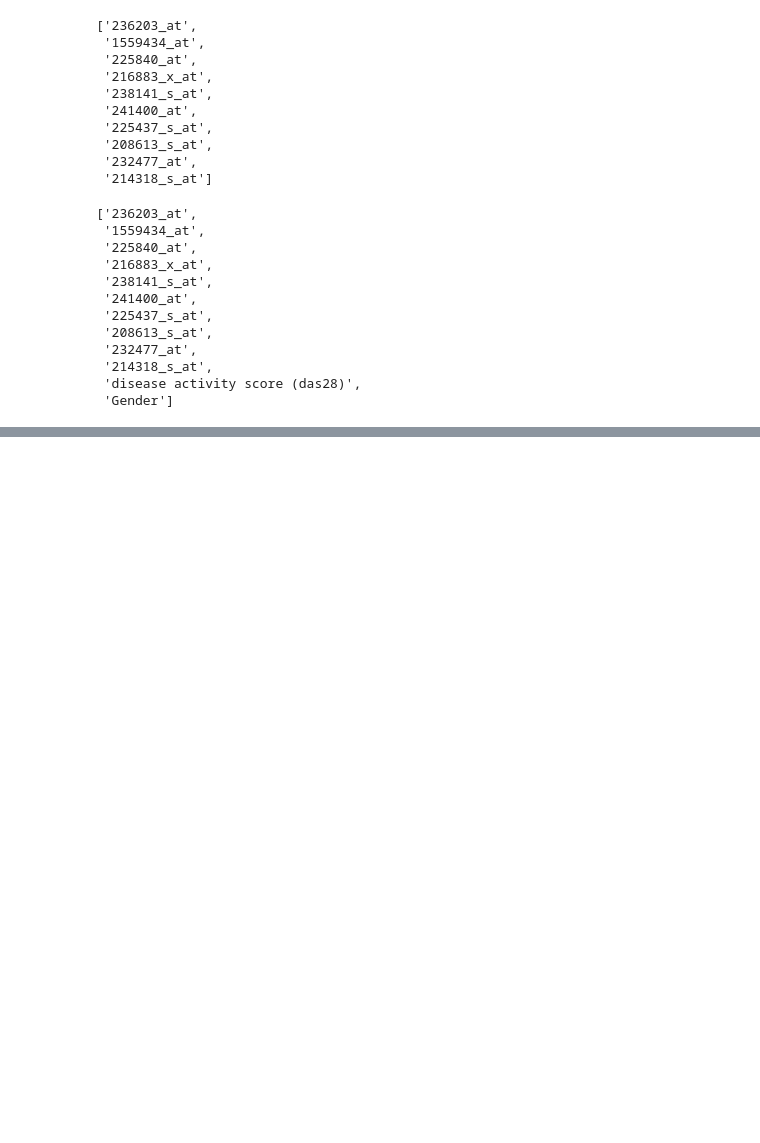
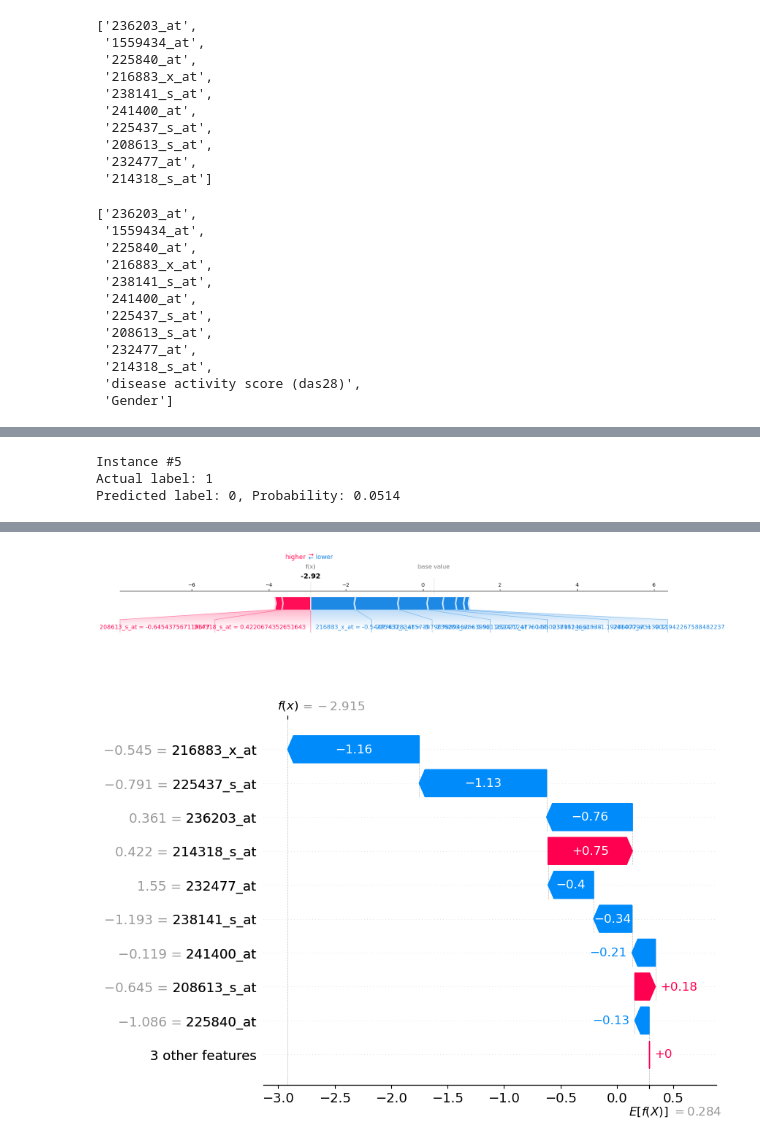
Before and after one commit to arieloren/Drug_Response_Analysis, a Jupyter notebook: src/notebooks/Model Evaluation.ipynb, the cells around one changed output, grey strips where cells are left out. Cells and saved outputs as stored; diff of their text form; code cells hidden in the pictures; blank space fills up the shorter version.

Commit message:
fixing shap issues

```diff
--- a/src/notebooks/Model Evaluation.ipynb
+++ b/src/notebooks/Model Evaluation.ipynb
@@ -36,21 +37,12 @@ print(df["Response status"].unique())
 X,y = prepare_dataset_for_feature_selection(df)
 # X
 # %%
-# Step 1: Split into 80% Train, 20% (Val + Test)
-X_train, X_temp, y_train, y_temp = train_test_split(
-    X, y, test_size=0.2, random_state=42, stratify=y
+# Split into 80% Train, 15%
+X_train, X_val, y_train, y_val = train_test_split(
+X, y, test_size=0.5, random_state=42, stratify=y
 )
-
-# Step 2: Split the remaining 20% into 10% Validation, 10% Test
-X_val, X_test, y_val, y_test = train_test_split(
-    X_temp, y_temp, test_size=0.2, random_state=42, stratify=y_temp
-)
-
-# # Step 3: Normalize features
-# X_train_scaled = normalize_features(X_train.value)
-# X_val_scaled = normalize_features(X_val.value)
-
-
+# 2️⃣ Feature Selection
+print("🧬 Selecting top features...")
 selected_features= list(getting_best_features(X_train,y_train))
 # %%
 selected_features
@@ -198,0 +81,7 @@ Passing `palette` without assigning `hue` is deprecated and will be removed in v
+# %%
+evaluator = ModelEvaluator(
+X_train_scaled=X_train_scaled,
+X_val_scaled=X_val_scaled,
+y_train=y_train,
+y_val=y_val
+)
@@ -198,0 +124,7 @@ Passing `palette` without assigning `hue` is deprecated and will be removed in v
+# %%
+# Analyze a specific instance
+evaluator.analyze_instance_with_shap(5)  # Analyze the 6th instance
+# %% [output]
+Instance #5
+Actual label: 1
+Predicted label: 0, Probability: 0.0514
@@ -198,0 +132,2 @@ Passing `palette` without assigning `hue` is deprecated and will be removed in v
+[figure, added]
+[figure, added]
```
Also changed, not shown: parts of 13 cells of this notebook, 2 other files.
